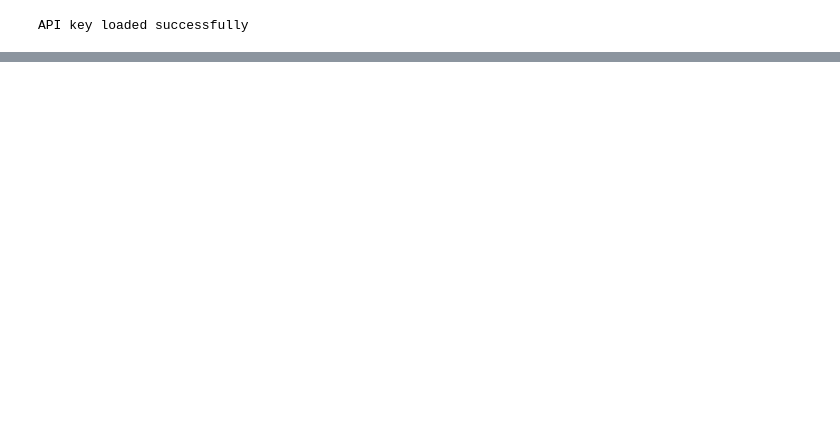
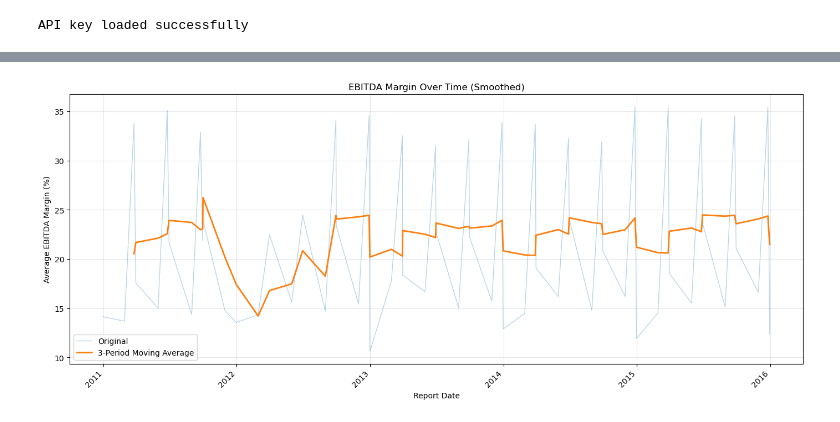
Before and after one commit to Frank-J1/nasdaq-data-processing, a Jupyter notebook: Basics.ipynb, the cells around one changed output, grey strips where cells are left out. Cells and saved outputs as stored; diff of their text form; code cells hidden in the pictures; blank space fills up the shorter version.

```diff
--- a/Basics.ipynb
+++ b/Basics.ipynb
@@ -68,0 +156,17 @@ df.columns=['report_id','report_date','report_type','amount','company_name','cou
+# %%
+time_trend = filtered_df.groupby('report_date')['amount'].mean()
+fig, ax = plt.subplots(figsize=(14, 6))
+ax.plot(time_trend.index, time_trend.values, alpha=0.3, label='Original', linewidth=1)
+smoothed = time_trend.rolling(window=3).mean()
+ax.plot(smoothed.index, smoothed.values, label='3-Period Moving Average', linewidth=2)
+
+ax.set_xlabel('Report Date')
+ax.set_ylabel('Average EBITDA Margin (%)')
+ax.set_title('EBITDA Margin Over Time (Smoothed)')
+ax.legend()
+ax.grid(True, alpha=0.3)
+plt.xticks(rotation=45, ha='right')
+plt.tight_layout()
+plt.show()
+# %% [output]
+[figure, added]
```
Also changed, not shown: parts of 11 cells of this notebook.
